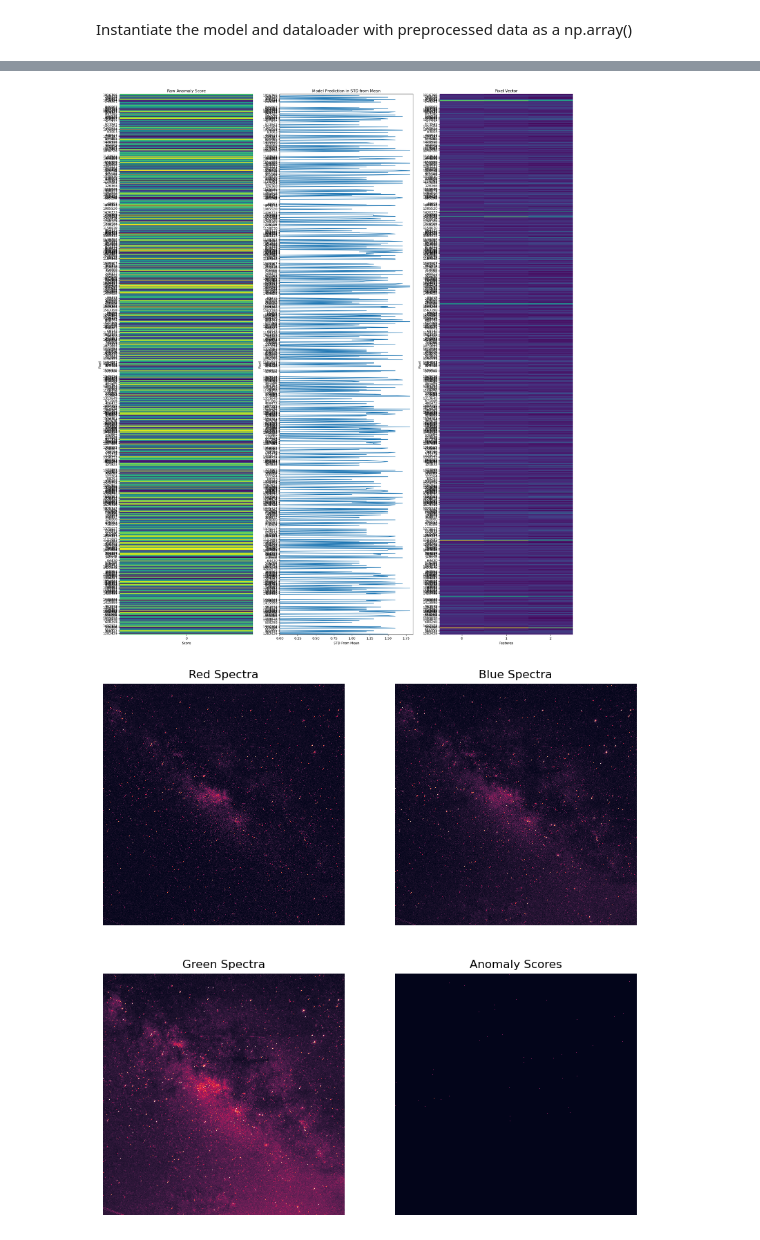
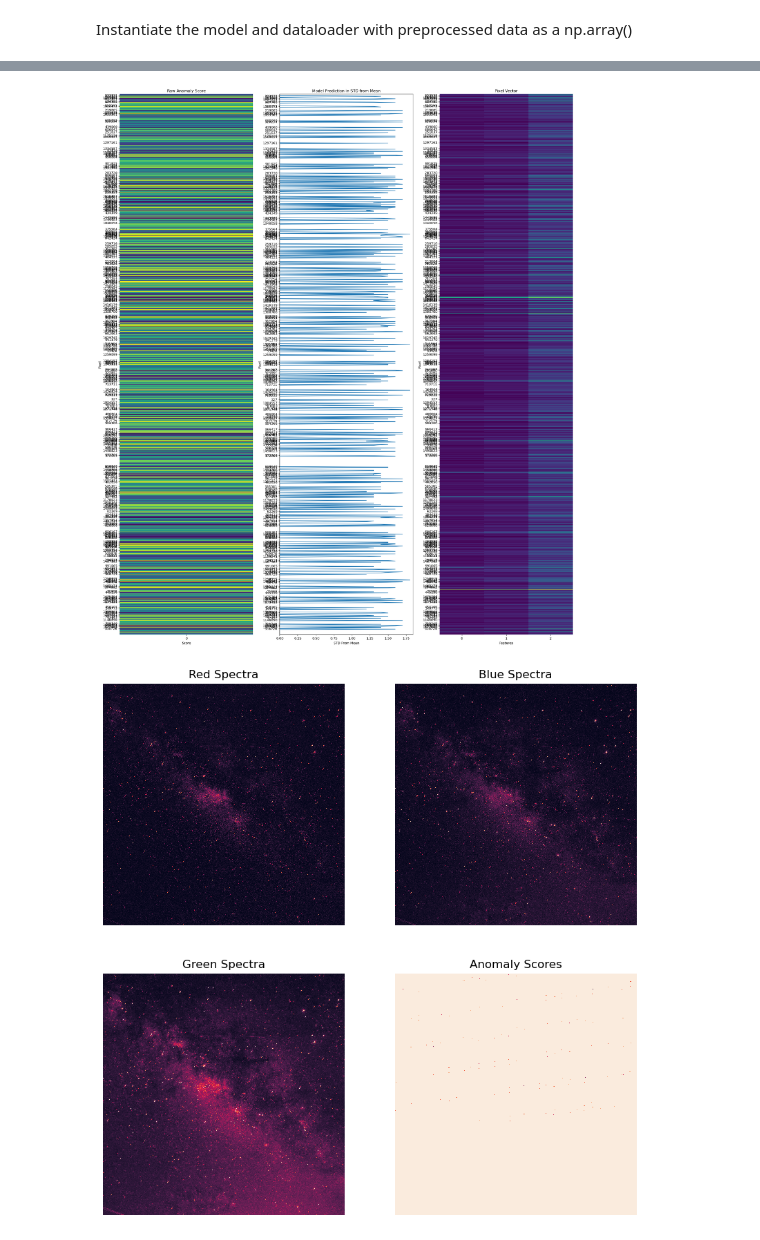
Before and after one commit to DempseyRogers/hsi-partnersite, a Jupyter notebook: HSA_Classes/data/test_image_hsi.ipynb, the cells around one changed output, grey strips where cells are left out. Drawn from its saved outputs; the diff is of its cells as text; code cells hidden in the pictures.

```diff
--- a/HSA_Classes/data/test_image_hsi.ipynb
+++ b/HSA_Classes/data/test_image_hsi.ipynb
@@ -59,15 +57,15 @@ for row in range(len(array)):
     except:
         data = array[row, : , :]
 
-scaler = StandardScaler()
+scaler = MaxAbsScaler()
 scaler.fit(data)
 preprocessed_df = pd.DataFrame(scaler.transform(data), columns=columns)
 # %% [markdown]
 Instantiate the model and dataloader with preprocessed data as a np.array()
 # %%
-anomaly_std_tolerance= 1
-penalty_ratio=.3
-cutoff_distance=2
+anomaly_std_tolerance= 1.2
+penalty_ratio=.99
+cutoff_distance=100
 model = hsa_model.HSA_model(
             penalty_ratio=penalty_ratio,
             cutoff_distance= cutoff_distance,
@@ -135,10 +111,7 @@ mix_index, mix_data, anomaly_index = model.global_collect_multifilter_df(
             preprocessed_df.to_numpy(),
             total_anomaly_index[: len(preprocessed_df.to_numpy())].astype(int),mf_batch_size=9 * len(total_anomaly_index),
         )
-anomaly_prediction_frequency_df = pd.DataFrame()
-anomaly_prediction_frequency_df["User DF Index"] = anomaly_index
-anomaly_prediction_frequency_df.set_index("User DF Index")
-anomaly_prediction_frequency_df["Anomaly Bin Count"] = np.zeros(len(anomaly_index))
+anomaly_prediction_frequency_df = model.apf_df_generation(anomaly_index)
 # %%
 model.uni_shuffle_multifilter_df(
             mix_index.astype(int), mix_data.astype(int), anomaly_index.astype(int)
@@ -156,15 +129,14 @@ Multifilter data shape- mf_data: (40040, 3)
 # %%
-multi_filters = 5
+multi_filters = 30
 user_location = model.all_index_user
 
-for i in range(multi_filters):
+for mf_n in range(multi_filters):
     batch_dataset = hsa_dataset.HSA_dataset(mf_data, logger)
     batch_loader = DataLoader(
         batch_dataset, batch_size=batch_size,
     )
     j = 0
     for data in batch_loader:
-        print(data.shape)
         # # Set up multi filter model
         MF_model = hsa_model.HSA_model(
             penalty_ratio=penalty_ratio,
@@ -198,7 +170,7 @@ for i in range(multi_filters):
         ] += 1
 
         logger.trace(
-            f"Multifilter {i} of {multi_filters} multifilters is complete."
+            f"Multifilter {mf_n} of {multi_filters} multifilters is complete."
         )
         # # Global multifilter
         mix_index, mix_data, anomaly_index = (
@@ -264,11 +198,11 @@ viz = hsa_viz.HSA_viz(
 )
 viz.heatmap_bin_predictions_vert(
     MF_model.bin_score,
-    MF_model.x_ticks,
+    MF_model.anomalous_location,
     MF_model.x_label,
 )
 # %% [output]
-[figure, old version]
+[figure, new version]
 # %%
 preprocessed_df["Anomaly Bin Count"] = np.zeros(len(preprocessed_df))
 for i in anomaly_prediction_frequency_df[anomaly_prediction_frequency_df["Anomaly Bin Count"]>0].index:
@@ -281,12 +215,12 @@ for i in range(int(len(preprocessed_df)/image_width)):
 # %%
 fig, axs = plt.subplots(2, 2, figsize=(10,10))
 titles= ["Red Spectra", "Blue Spectra","Green Spectra", "Anomaly Scores"]
 for i, ax in enumerate(axs.flat):
     try:
         sns.heatmap(array[:,:,i], square=True, xticklabels=False, yticklabels=False, cbar=False, ax=ax)
         ax.set_title(titles[i])
     except:
         ax.set_title(titles[i])
-        sns.heatmap(anomaly_score_np, square=True, xticklabels=False, yticklabels=False, cbar=False, ax=ax)
+        sns.heatmap(anomaly_score_np, square=True, xticklabels=False, yticklabels=False, cbar=False, ax=ax, cmap="rocket_r")
 # %% [output]
-[figure, old version]
+[figure, new version]
```
Also changed, not shown: parts of 8 cells of this notebook, 1 other file.
